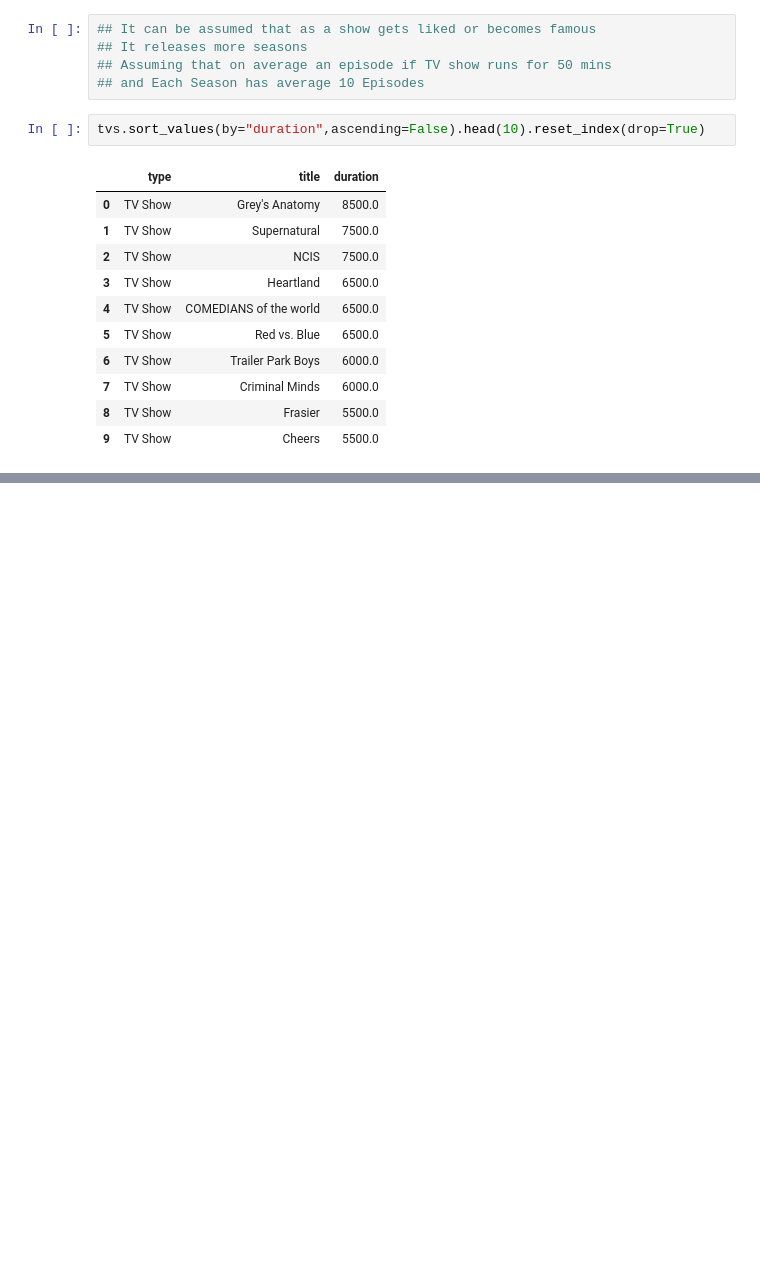
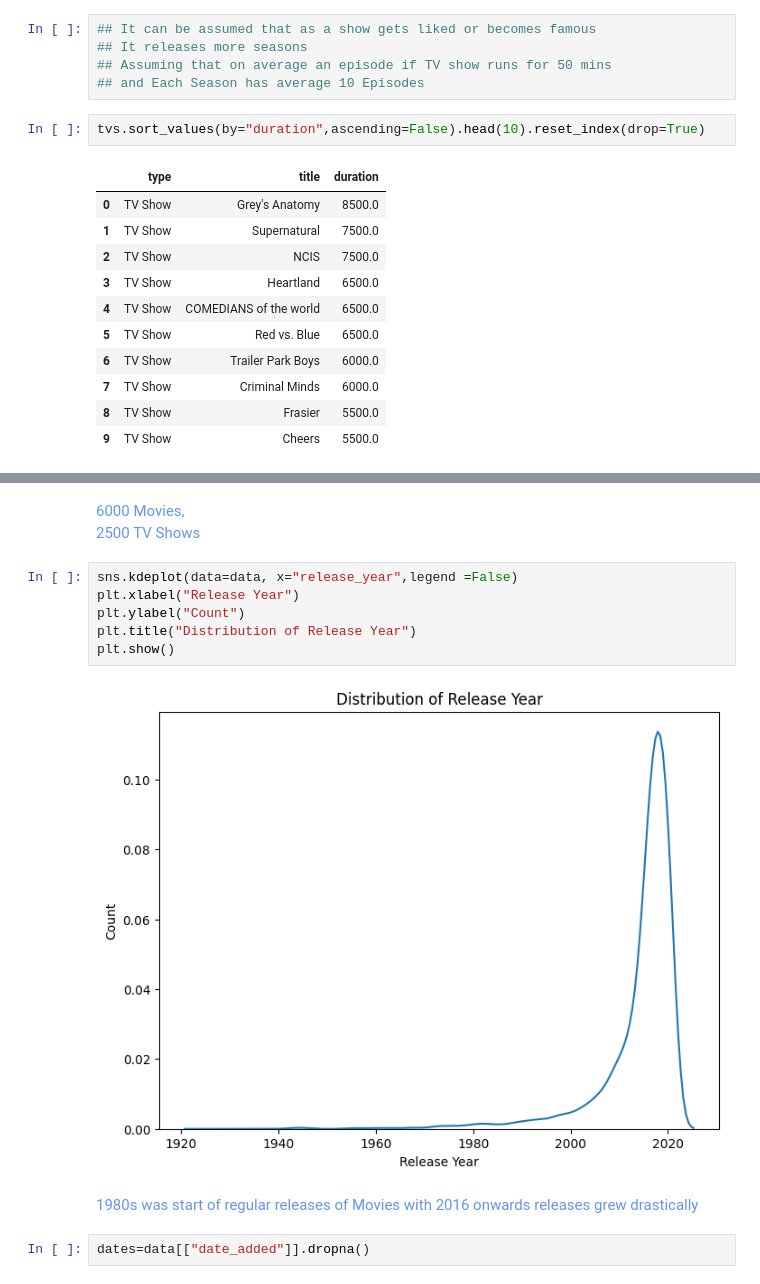
Before and after one commit to r9hit10/NetFlix-EDA, a Jupyter notebook: Netflix_Exploratory_Data_Analysis.ipynb, the cells around one changed output, grey strips where cells are left out. Cells and saved outputs as stored; diff of their text form; blank space fills up the shorter version.

```diff
--- a/Netflix_Exploratory_Data_Analysis.ipynb
+++ b/Netflix_Exploratory_Data_Analysis.ipynb
@@ -692,0 +698,15 @@ tvs.sort_values(by="duration",ascending=False).head(10).reset_index(drop=True)
+# %% [markdown]
+<font color="cornflowerblue"> 6000 Movies,
+                            2500 TV Shows </font>
+# %%
+sns.kdeplot(data=data, x="release_year",legend =False)
+plt.xlabel("Release Year")
+plt.ylabel("Count")
+plt.title("Distribution of Release Year")
+plt.show()
+# %% [output]
+[figure, added]
+# %% [markdown]
+<font color="cornflowerblue"> 1980s was start of regular releases of  Movies with 2016 onwards releases grew drastically </font>
+# %%
+dates=data[["date_added"]].dropna()
```
Also changed, not shown: parts of 12 cells of this notebook.
